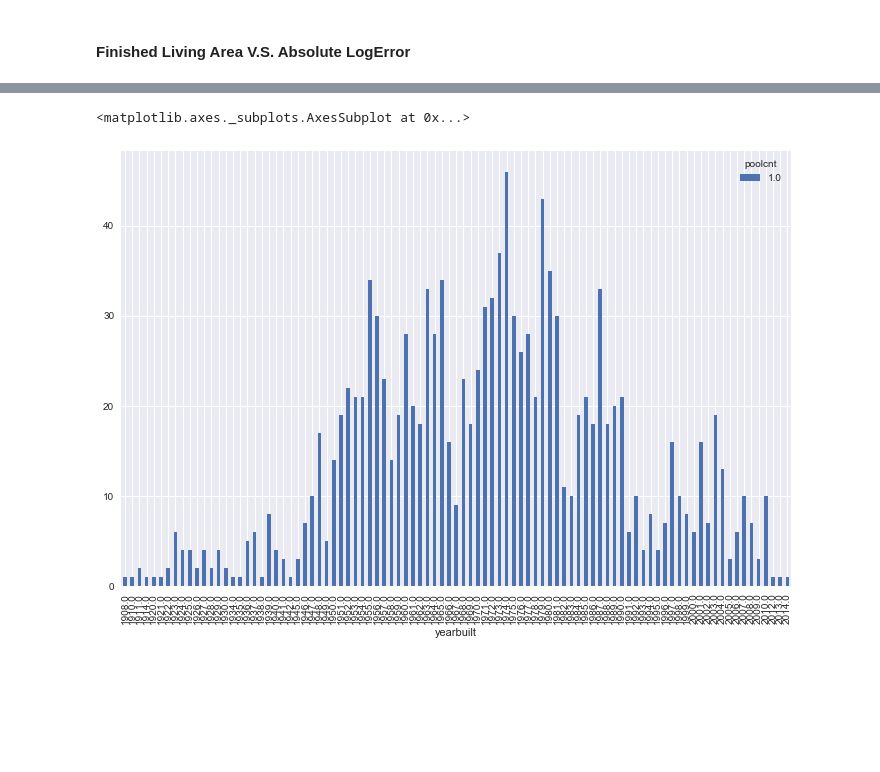
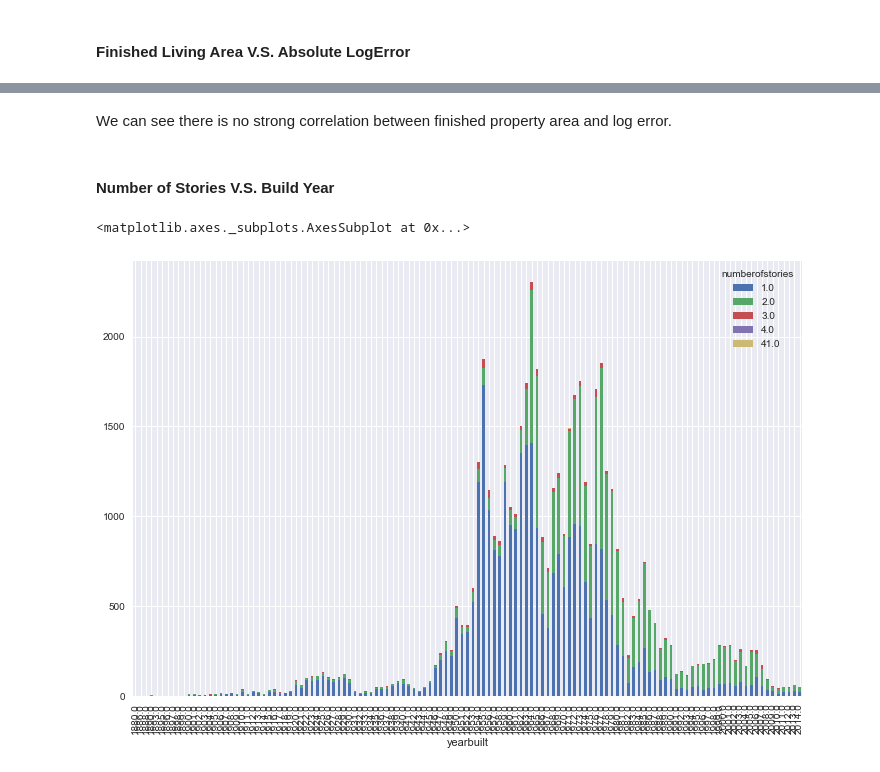
Before and after one commit to XunPeng715/ADS_homework2, a Jupyter notebook: part1/rawDataEDA.ipynb, the cells around one changed output, grey strips where cells are left out. Drawn from its saved outputs; the diff is of its cells as text; code cells hidden in the pictures; blank space fills up the shorter version.

```diff
--- a/part1/rawDataEDA.ipynb
+++ b/part1/rawDataEDA.ipynb
@@ -202,7 +250,11 @@ sns.boxplot(x='heatingorsystemtypeid', y='abs_logerror', data=train_df)
+# %% [markdown]
+We can see there is no strong correlation between finished property area and log error.
+# %% [markdown]
+#### Number of Stories V.S. Build Year
 # %%
-test_df = train_df.groupby(['yearbuilt', 'poolcnt'])
-test_df = test_df['parcelid'].count().unstack('poolcnt')
-test_df.plot(kind='bar', stacked=True)
+num_of_stories_df = prop_df.groupby(['yearbuilt', 'numberofstories'])
+num_of_stories_df = num_of_stories_df['parcelid'].count().unstack('numberofstories')
+num_of_stories_df.plot(kind='bar', stacked=True)
 # %% [output]
 <matplotlib.axes._subplots.AxesSubplot at 0x...>
-[figure, old version]
+[figure, new version]
```
Also changed, not shown: parts of 42 cells of this notebook.
